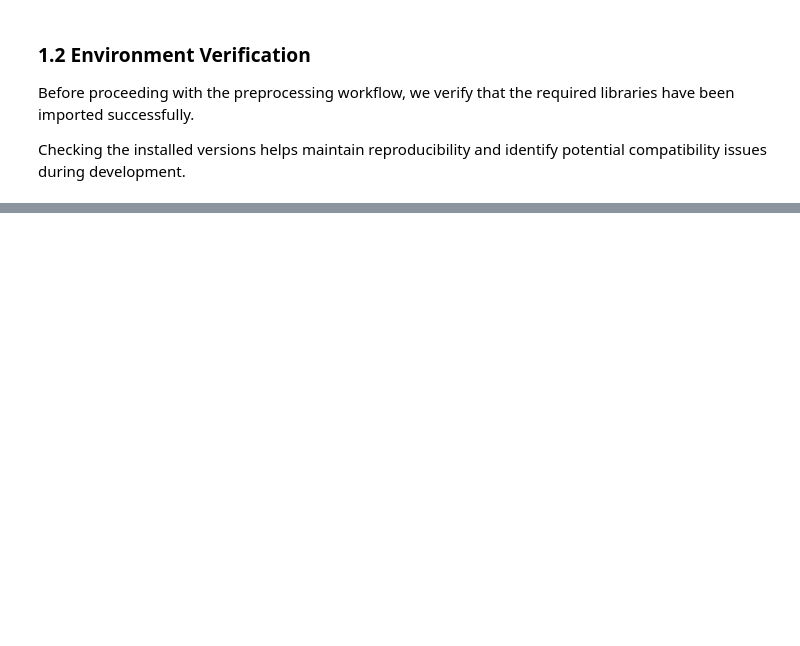
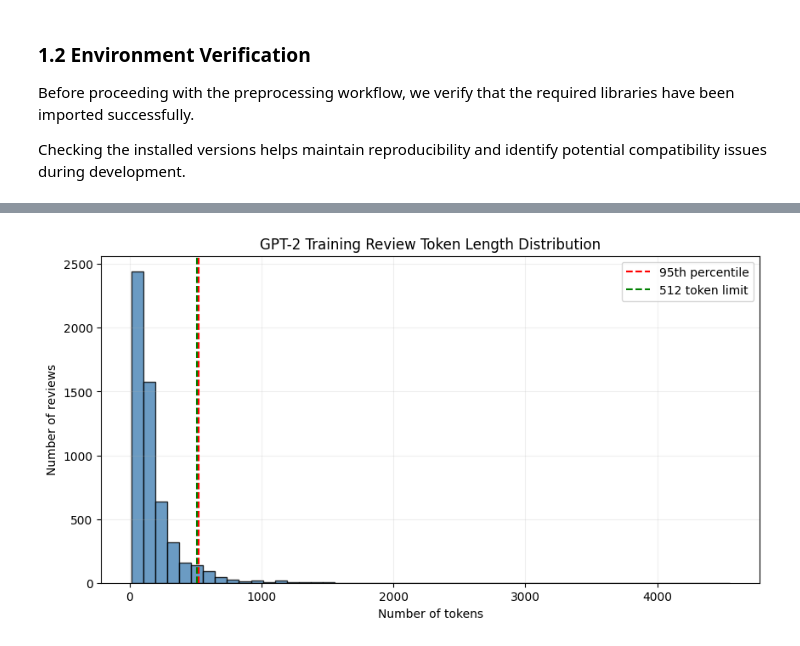
Before and after one commit to elfrontman/assesment3_is, a Jupyter notebook: notebooks/02_preprocessing_huggingface.ipynb, the cells around one changed output, grey strips where cells are left out. Cells and saved outputs as stored; diff of their text form; code cells hidden in the pictures; blank space fills up the shorter version.

```diff
--- a/notebooks/02_preprocessing_huggingface.ipynb
+++ b/notebooks/02_preprocessing_huggingface.ipynb
@@ -115,0 +805,37 @@ print(os.getcwd())
+# %%
+
+import matplotlib.pyplot as plt
+
+plt.figure(figsize=(10, 5))
+
+plt.hist(
+    train_token_lengths,
+    bins=50,
+    color="steelblue",
+    edgecolor="black",
+    alpha=0.8
+)
+
+plt.axvline(
+    np.percentile(train_token_lengths, 95),
+    color="red",
+    linestyle="--",
+    label="95th percentile"
+)
+
+plt.axvline(
+    512,
+    color="green",
+    linestyle="--",
+    label="512 token limit"
+)
+
+plt.title("GPT-2 Training Review Token Length Distribution")
+plt.xlabel("Number of tokens")
+plt.ylabel("Number of reviews")
+plt.legend()
+plt.grid(alpha=0.2)
+
+plt.show()
+# %% [output]
+[figure, added]
```
Also changed, not shown: parts of 50 cells of this notebook.
